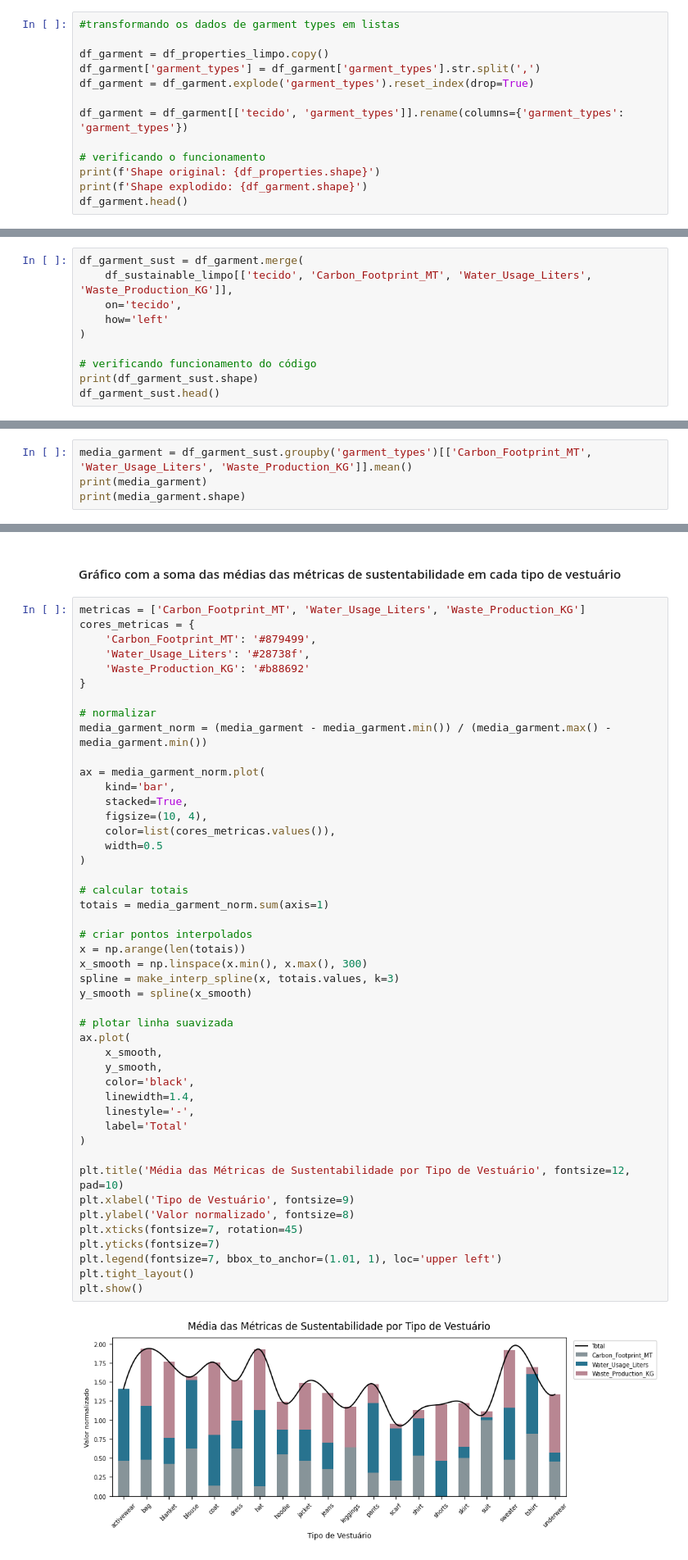
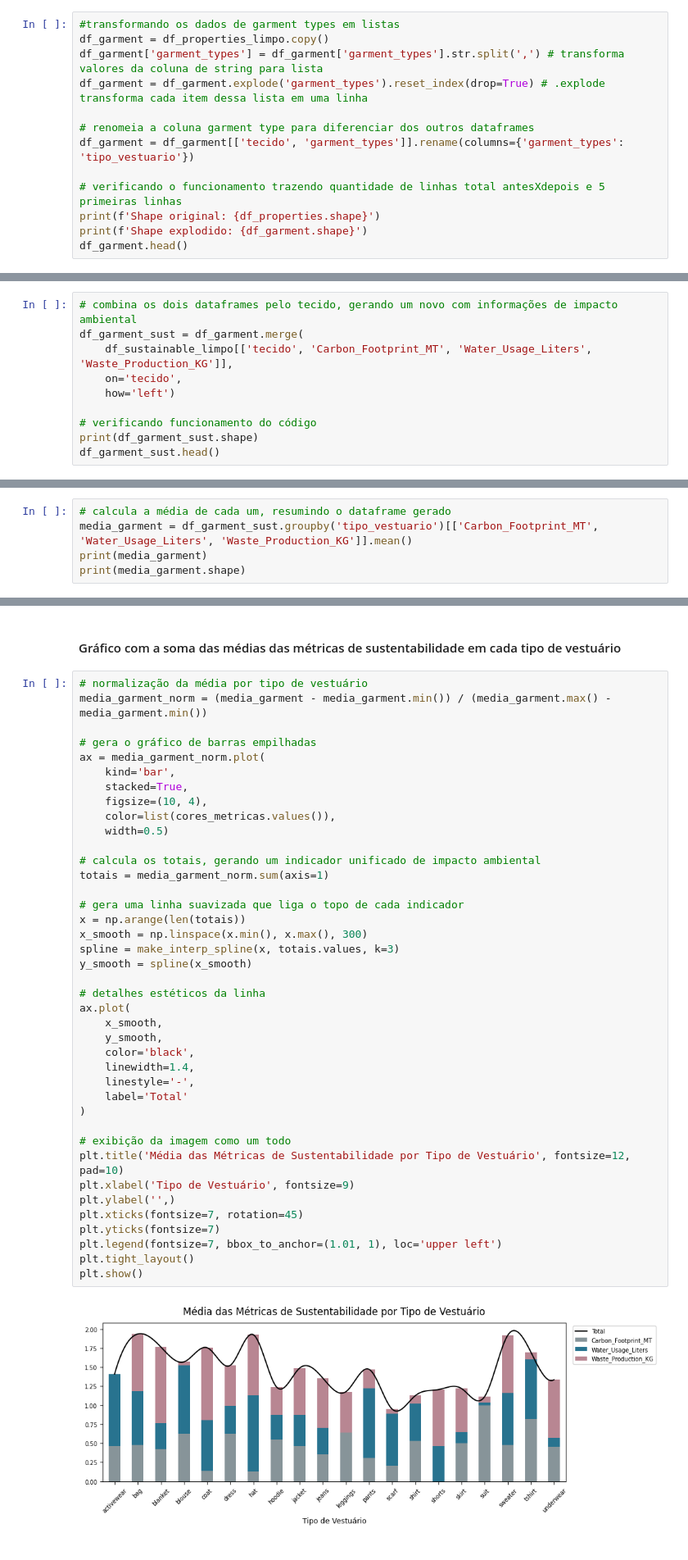
Before and after one commit to rebecapaes/MVP-posgrad-analise-dados, a Jupyter notebook: MVP_AnáliseDeDados_RebecaPaes.ipynb, the cells around one changed output, grey strips where cells are left out. Shown at 82% size. Cells and saved outputs as stored; diff of their text form.

```diff
--- a/MVP_AnáliseDeDados_RebecaPaes.ipynb
+++ b/MVP_AnáliseDeDados_RebecaPaes.ipynb
@@ -724,14 +855,14 @@ plt.show()
 Esse processo envolve a técnica de pré processamento de dados "Feature Engineering", porém foi realizada na análise exploratória para que fosse possível a próxima análise.
 # %%
 #transformando os dados de garment types em listas
+df_garment = df_properties_limpo.copy()
+df_garment['garment_types'] = df_garment['garment_types'].str.split(',') # transforma valores da coluna de string para lista
+df_garment = df_garment.explode('garment_types').reset_index(drop=True) # .explode transforma cada item dessa lista em uma linha
 
-df_garment = df_properties_limpo.copy()
-df_garment['garment_types'] = df_garment['garment_types'].str.split(',')
-df_garment = df_garment.explode('garment_types').reset_index(drop=True)
+# renomeia a coluna garment type para diferenciar dos outros dataframes
+df_garment = df_garment[['tecido', 'garment_types']].rename(columns={'garment_types': 'tipo_vestuario'})
 
-df_garment = df_garment[['tecido', 'garment_types']].rename(columns={'garment_types': 'garment_types'})
-
-# verificando o funcionamento
+# verificando o funcionamento trazendo quantidade de linhas total antesXdepois e 5 primeiras linhas
 print(f'Shape original: {df_properties.shape}')
 print(f'Shape explodido: {df_garment.shape}')
 df_garment.head()
@@ -749,11 +880,11 @@ Shape explodido: (1701, 2)
 # %% [markdown]
 #### Unindo as métricas de sustentabilidade ao dataframe df_garment
 # %%
+# combina os dois dataframes pelo tecido, gerando um novo com informações de impacto ambiental
 df_garment_sust = df_garment.merge(
     df_sustainable_limpo[['tecido', 'Carbon_Footprint_MT', 'Water_Usage_Liters', 'Waste_Production_KG']],
     on='tecido',
-    how='left'
-)
+    how='left')
 
 # verificando funcionamento do código
 print(df_garment_sust.shape)
@@ -769,7 +900,8 @@ df_garment_sust.head()
 # %% [markdown]
 #### Cálculo da média de cada métrica de sustentabilidade em cada tipo de vestuário
 # %%
-media_garment = df_garment_sust.groupby('garment_types')[['Carbon_Footprint_MT', 'Water_Usage_Liters', 'Waste_Production_KG']].mean()
+# calcula a média de cada um, resumindo o dataframe gerado
+media_garment = df_garment_sust.groupby('tipo_vestuario')[['Carbon_Footprint_MT', 'Water_Usage_Liters', 'Waste_Production_KG']].mean()
 print(media_garment)
 print(media_garment.shape)
 # %% [output]
@@ -793,53 +925,47 @@ underwear                   252.42          2531997.28             50151.23
 # %% [markdown]
 #### Gráfico com a soma das médias das métricas de sustentabilidade em cada tipo de vestuário
 # %%
-metricas = ['Carbon_Footprint_MT', 'Water_Usage_Liters', 'Waste_Production_KG']
-cores_metricas = {
-    'Carbon_Footprint_MT': '#879499',
-    'Water_Usage_Liters': '#28738f',
-    'Waste_Production_KG': '#b88692'
-}
-
-# normalizar
+# normalização da média por tipo de vestuário
 media_garment_norm = (media_garment - media_garment.min()) / (media_garment.max() - media_garment.min())
 
+# gera o gráfico de barras empilhadas
 ax = media_garment_norm.plot(
     kind='bar',
     stacked=True,
     figsize=(10, 4),
     color=list(cores_metricas.values()),
-    width=0.5
-)
+    width=0.5)
 
-# calcular totais
+# calcula os totais, gerando um indicador unificado de impacto ambiental
 totais = media_garment_norm.sum(axis=1)
 
-# criar pontos interpolados
+# gera uma linha suavizada que liga o topo de cada indicador
 x = np.arange(len(totais))
 x_smooth = np.linspace(x.min(), x.max(), 300)
 spline = make_interp_spline(x, totais.values, k=3)
 y_smooth = spline(x_smooth)
 
-# plotar linha suavizada
+# detalhes estéticos da linha
 ax.plot(
     x_smooth,
     y_smooth,
     color='black',
     linewidth=1.4,
     linestyle='-',
     label='Total'
 )
 
+# exibição da imagem como um todo
 plt.title('Média das Métricas de Sustentabilidade por Tipo de Vestuário', fontsize=12, pad=10)
 plt.xlabel('Tipo de Vestuário', fontsize=9)
-plt.ylabel('Valor normalizado', fontsize=8)
+plt.ylabel('',)
 plt.xticks(fontsize=7, rotation=45)
 plt.yticks(fontsize=7)
 plt.legend(fontsize=7, bbox_to_anchor=(1.01, 1), loc='upper left')
 plt.tight_layout()
 plt.show()
 # %% [output]
-[figure, old version]
+[figure, new version]
 # %% [markdown]
 Conclusão:
 - Itens como Bag (Bolsas), Hat(Chapéu) e sweater tem maior impacto ambiental
```
Also changed, not shown: parts of 43 cells of this notebook.
